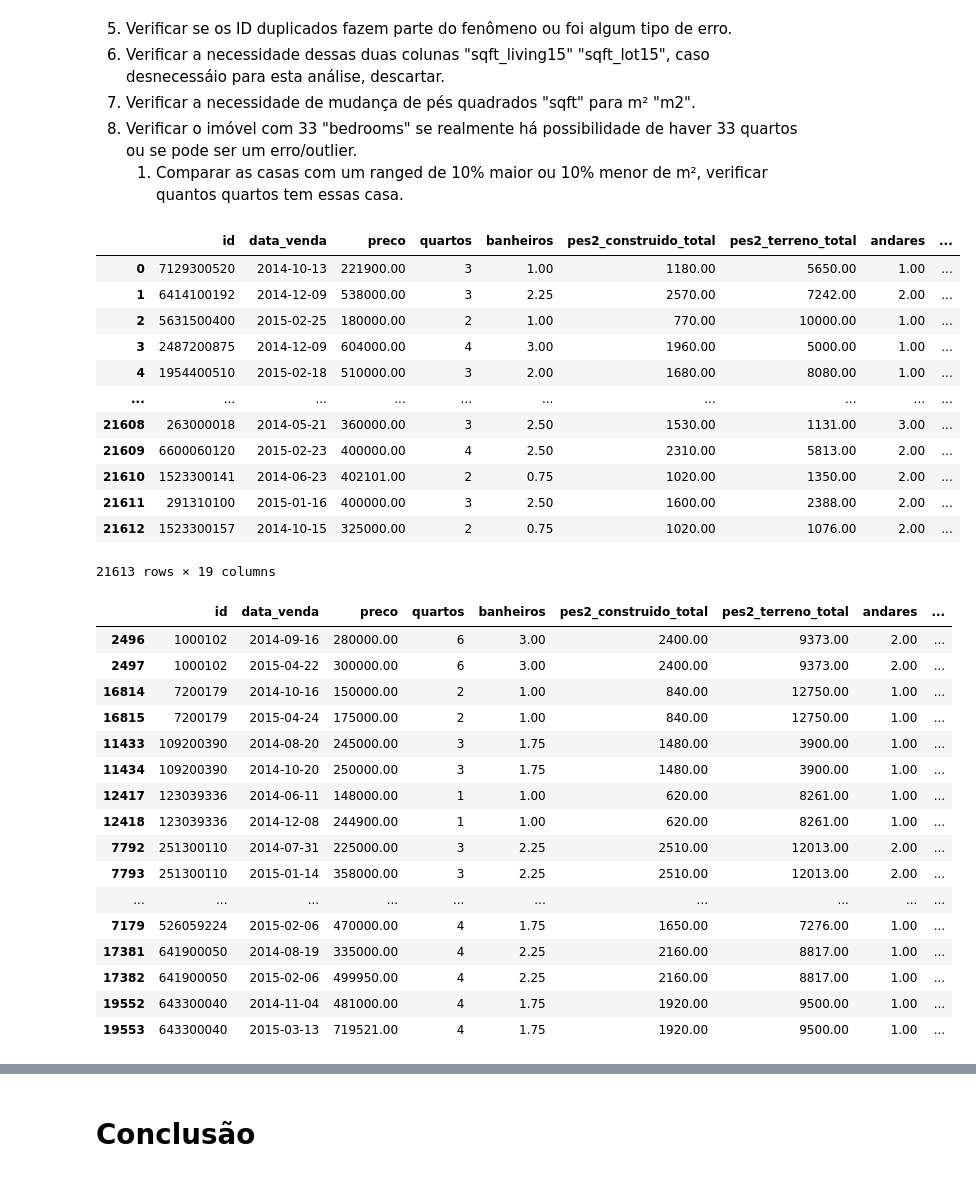
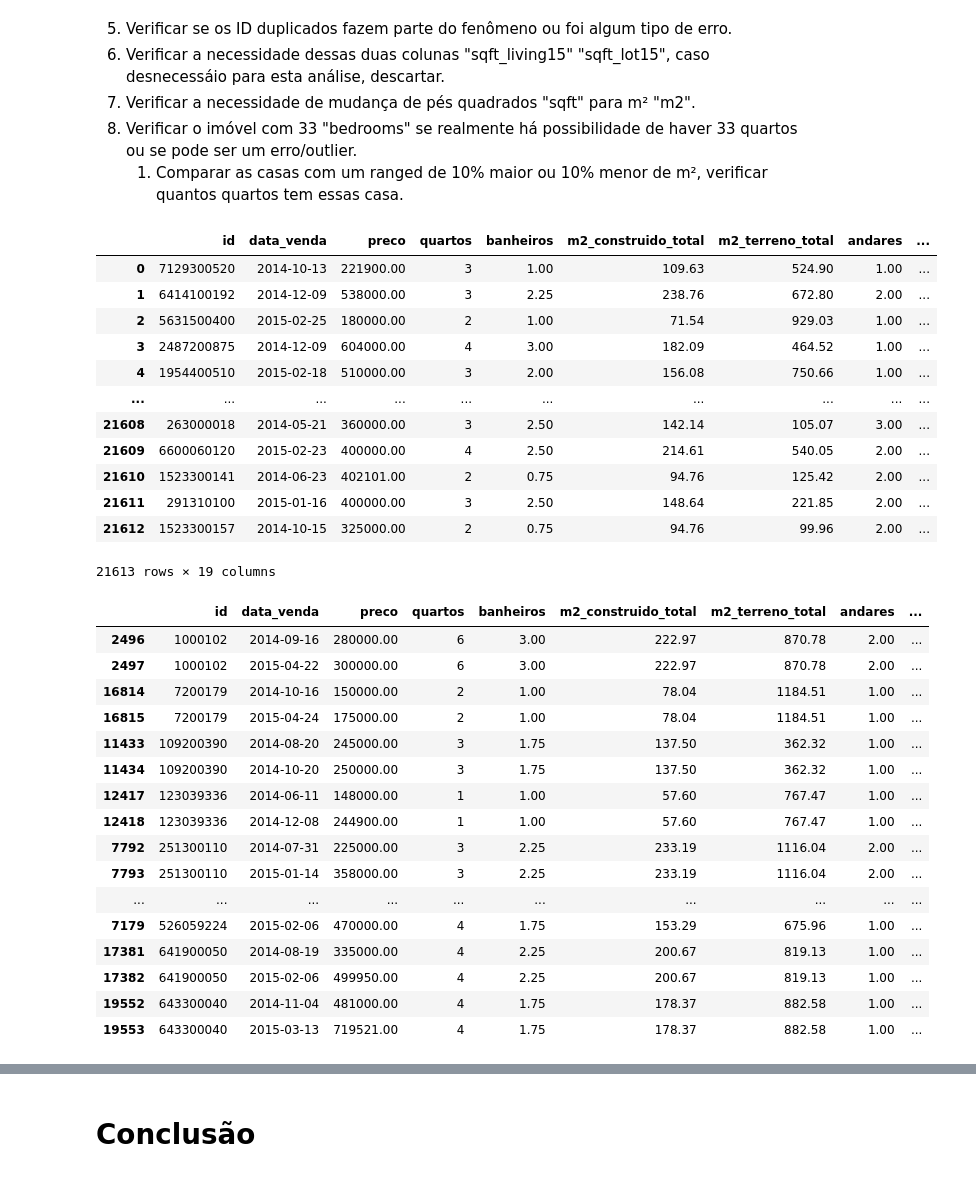
Before and after one commit to Gabrielnbr/Insight_2022_1_house_rocket, a Jupyter notebook: Organizacao/Análise_Inicial.ipynb, the cells around one changed output, grey strips where cells are left out. Saved outputs shown, nothing was run; the diff lists cells and outputs as text; code cells hidden in the pictures.

```diff
--- a/Organizacao/Análise_Inicial.ipynb
+++ b/Organizacao/Análise_Inicial.ipynb
@@ -12,7 +16,7 @@ pd.set_option('display.float_format', '{:.2f}'.format)
 # %% [markdown]
 # 0.2 Import Data_Set
 # %%
-data_set = pd.read_csv("data_set\kc_house_data.csv")
+data_set = pd.read_csv("./data_set/kc_house_data.csv")
 data_set.head()
 # %% [output]
 |  | id | date | price | bedrooms | bathrooms | sqft_living | sqft_lot | floors | waterfront | view | ... |
@@ -127,8 +125,6 @@ Observo que não há NA ou NULL no data_set.
 # Modificações realizadas:
 
 data_set['date'] = pd.to_datetime(data_set['date'])
-
-data_set['waterfront'] = data_set['waterfront'].astype(str)
 
 data_set.drop(columns=['sqft_living15','sqft_lot15'], inplace=True)
 
@@ -138,47 +134,52 @@ data_set['sqft_living'] = data_set['sqft_living'].astype(float)
 data_set['sqft_lot'] = data_set['sqft_lot'].astype(float)
 data_set['sqft_above'] = data_set['sqft_above'].astype(float)
 data_set['sqft_basement'] = data_set['sqft_basement'].astype(float)
+# %%
+data_set['sqft_living'] = data_set['sqft_living'].apply(lambda x: x*0.09290304)
+data_set['sqft_lot'] = data_set['sqft_lot'].apply(lambda x: x*0.09290304)
+data_set['sqft_basement'] = data_set['sqft_basement'].apply(lambda x: x*0.09290304)
+data_set['sqft_above'] = data_set['sqft_above'].apply(lambda x: x*0.09290304)
 # %%
 data_set.rename(columns = {'id': 'id', 'date': 'data_venda', 'price':'preco', 'bedrooms':'quartos', 'bathrooms':'banheiros',
-                          'sqft_living': 'pes2_construido_total','sqft_lot':'pes2_terreno_total', 'floors':'andares', 'waterfront':'vista_agua',
-                          'view':'vista_geral', 'condition':'condicao', 'grade':'nivel_construcao','sqft_above':'pes2_construidos_chao',
-                          'sqft_basement':'pes2_porao', 'yr_built':'ano_construído', 'yr_renovated':'ano_reformado', 'zipcode':'cep',
+                          'sqft_living': 'm2_construido_total','sqft_lot':'m2_terreno_total', 'floors':'andares', 'waterfront':'vista_agua',
+                          'view':'vista_geral', 'condition':'condicao', 'grade':'nivel_construcao','sqft_above':'m2_construidos_chao',
+                          'sqft_basement':'m2_porao', 'yr_built':'ano_construído', 'yr_renovated':'ano_reformado', 'zipcode':'cep',
                           'lat':'latitude', 'long':'longitude'}, inplace=True)
 data_set
 # %% [output]
-|  | id | data_venda | preco | quartos | banheiros | pes2_construido_total | pes2_terreno_total | andares | ... |
-| 0 | 7129300520 | 2014-10-13 | 221900.00 | 3 | 1.00 | 1180.00 | 5650.00 | 1.00 | ... |
-| 1 | 6414100192 | 2014-12-09 | 538000.00 | 3 | 2.25 | 2570.00 | 7242.00 | 2.00 | ... |
-| 2 | 5631500400 | 2015-02-25 | 180000.00 | 2 | 1.00 | 770.00 | 10000.00 | 1.00 | ... |
-| 3 | 2487200875 | 2014-12-09 | 604000.00 | 4 | 3.00 | 1960.00 | 5000.00 | 1.00 | ... |
-| 4 | 1954400510 | 2015-02-18 | 510000.00 | 3 | 2.00 | 1680.00 | 8080.00 | 1.00 | ... |
+|  | id | data_venda | preco | quartos | banheiros | m2_construido_total | m2_terreno_total | andares | ... |
+| 0 | 7129300520 | 2014-10-13 | 221900.00 | 3 | 1.00 | 109.63 | 524.90 | 1.00 | ... |
+| 1 | 6414100192 | 2014-12-09 | 538000.00 | 3 | 2.25 | 238.76 | 672.80 | 2.00 | ... |
+| 2 | 5631500400 | 2015-02-25 | 180000.00 | 2 | 1.00 | 71.54 | 929.03 | 1.00 | ... |
+| 3 | 2487200875 | 2014-12-09 | 604000.00 | 4 | 3.00 | 182.09 | 464.52 | 1.00 | ... |
+| 4 | 1954400510 | 2015-02-18 | 510000.00 | 3 | 2.00 | 156.08 | 750.66 | 1.00 | ... |
 | ... | ... | ... | ... | ... | ... | ... | ... | ... | ... |
-| 21608 | 263000018 | 2014-05-21 | 360000.00 | 3 | 2.50 | 1530.00 | 1131.00 | 3.00 | ... |
-| 21609 | 6600060120 | 2015-02-23 | 400000.00 | 4 | 2.50 | 2310.00 | 5813.00 | 2.00 | ... |
-| 21610 | 1523300141 | 2014-06-23 | 402101.00 | 2 | 0.75 | 1020.00 | 1350.00 | 2.00 | ... |
-| 21611 | 291310100 | 2015-01-16 | 400000.00 | 3 | 2.50 | 1600.00 | 2388.00 | 2.00 | ... |
-| 21612 | 1523300157 | 2014-10-15 | 325000.00 | 2 | 0.75 | 1020.00 | 1076.00 | 2.00 | ... |
+| 21608 | 263000018 | 2014-05-21 | 360000.00 | 3 | 2.50 | 142.14 | 105.07 | 3.00 | ... |
+| 21609 | 6600060120 | 2015-02-23 | 400000.00 | 4 | 2.50 | 214.61 | 540.05 | 2.00 | ... |
+| 21610 | 1523300141 | 2014-06-23 | 402101.00 | 2 | 0.75 | 94.76 | 125.42 | 2.00 | ... |
+| 21611 | 291310100 | 2015-01-16 | 400000.00 | 3 | 2.50 | 148.64 | 221.85 | 2.00 | ... |
+| 21612 | 1523300157 | 2014-10-15 | 325000.00 | 2 | 0.75 | 94.76 | 99.96 | 2.00 | ... |
 21613 rows × 19 columns
 # %%
 data_set.loc[data_set['id'].duplicated(keep= False) == True].sort_values(['id','data_venda']).head(20)
 # %% [output]
-|  | id | data_venda | preco | quartos | banheiros | pes2_construido_total | pes2_terreno_total | andares | ... |
-| 2496 | 1000102 | 2014-09-16 | 280000.00 | 6 | 3.00 | 2400.00 | 9373.00 | 2.00 | ... |
-| 2497 | 1000102 | 2015-04-22 | 300000.00 | 6 | 3.00 | 2400.00 | 9373.00 | 2.00 | ... |
-| 16814 | 7200179 | 2014-10-16 | 150000.00 | 2 | 1.00 | 840.00 | 12750.00 | 1.00 | ... |
-| 16815 | 7200179 | 2015-04-24 | 175000.00 | 2 | 1.00 | 840.00 | 12750.00 | 1.00 | ... |
-| 11433 | 109200390 | 2014-08-20 | 245000.00 | 3 | 1.75 | 1480.00 | 3900.00 | 1.00 | ... |
-| 11434 | 109200390 | 2014-10-20 | 250000.00 | 3 | 1.75 | 1480.00 | 3900.00 | 1.00 | ... |
-| 12417 | 123039336 | 2014-06-11 | 148000.00 | 1 | 1.00 | 620.00 | 8261.00 | 1.00 | ... |
-| 12418 | 123039336 | 2014-12-08 | 244900.00 | 1 | 1.00 | 620.00 | 8261.00 | 1.00 | ... |
-| 7792 | 251300110 | 2014-07-31 | 225000.00 | 3 | 2.25 | 2510.00 | 12013.00 | 2.00 | ... |
-| 7793 | 251300110 | 2015-01-14 | 358000.00 | 3 | 2.25 | 2510.00 | 12013.00 | 2.00 | ... |
+|  | id | data_venda | preco | quartos | banheiros | m2_construido_total | m2_terreno_total | andares | ... |
+| 2496 | 1000102 | 2014-09-16 | 280000.00 | 6 | 3.00 | 222.97 | 870.78 | 2.00 | ... |
+| 2497 | 1000102 | 2015-04-22 | 300000.00 | 6 | 3.00 | 222.97 | 870.78 | 2.00 | ... |
+| 16814 | 7200179 | 2014-10-16 | 150000.00 | 2 | 1.00 | 78.04 | 1184.51 | 1.00 | ... |
+| 16815 | 7200179 | 2015-04-24 | 175000.00 | 2 | 1.00 | 78.04 | 1184.51 | 1.00 | ... |
+| 11433 | 109200390 | 2014-08-20 | 245000.00 | 3 | 1.75 | 137.50 | 362.32 | 1.00 | ... |
+| 11434 | 109200390 | 2014-10-20 | 250000.00 | 3 | 1.75 | 137.50 | 362.32 | 1.00 | ... |
+| 12417 | 123039336 | 2014-06-11 | 148000.00 | 1 | 1.00 | 57.60 | 767.47 | 1.00 | ... |
+| 12418 | 123039336 | 2014-12-08 | 244900.00 | 1 | 1.00 | 57.60 | 767.47 | 1.00 | ... |
+| 7792 | 251300110 | 2014-07-31 | 225000.00 | 3 | 2.25 | 233.19 | 1116.04 | 2.00 | ... |
+| 7793 | 251300110 | 2015-01-14 | 358000.00 | 3 | 2.25 | 233.19 | 1116.04 | 2.00 | ... |
 | ... | ... | ... | ... | ... | ... | ... | ... | ... | ... |
-| 7179 | 526059224 | 2015-02-06 | 470000.00 | 4 | 1.75 | 1650.00 | 7276.00 | 1.00 | ... |
-| 17381 | 641900050 | 2014-08-19 | 335000.00 | 4 | 2.25 | 2160.00 | 8817.00 | 1.00 | ... |
-| 17382 | 641900050 | 2015-02-06 | 499950.00 | 4 | 2.25 | 2160.00 | 8817.00 | 1.00 | ... |
-| 19552 | 643300040 | 2014-11-04 | 481000.00 | 4 | 1.75 | 1920.00 | 9500.00 | 1.00 | ... |
-| 19553 | 643300040 | 2015-03-13 | 719521.00 | 4 | 1.75 | 1920.00 | 9500.00 | 1.00 | ... |
+| 7179 | 526059224 | 2015-02-06 | 470000.00 | 4 | 1.75 | 153.29 | 675.96 | 1.00 | ... |
+| 17381 | 641900050 | 2014-08-19 | 335000.00 | 4 | 2.25 | 200.67 | 819.13 | 1.00 | ... |
+| 17382 | 641900050 | 2015-02-06 | 499950.00 | 4 | 2.25 | 200.67 | 819.13 | 1.00 | ... |
+| 19552 | 643300040 | 2014-11-04 | 481000.00 | 4 | 1.75 | 178.37 | 882.58 | 1.00 | ... |
+| 19553 | 643300040 | 2015-03-13 | 719521.00 | 4 | 1.75 | 178.37 | 882.58 | 1.00 | ... |
 # %%
 # Checagem se a data de venda é igual.
 # Há uma possibilidade da empresa ter comprado e vendido a mesma casa mais de 1 vez na amostragem. (Atribuir Premissa)
```
Also changed, not shown: parts of 7 cells of this notebook, 12 other files.
